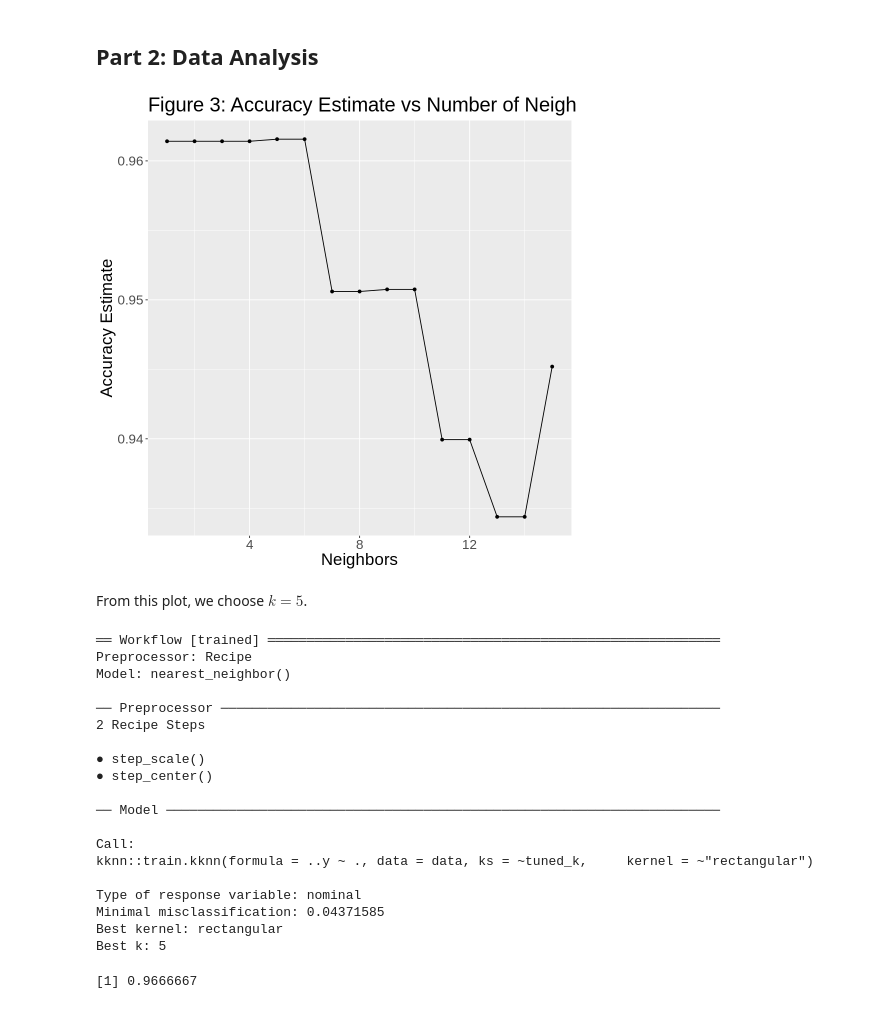
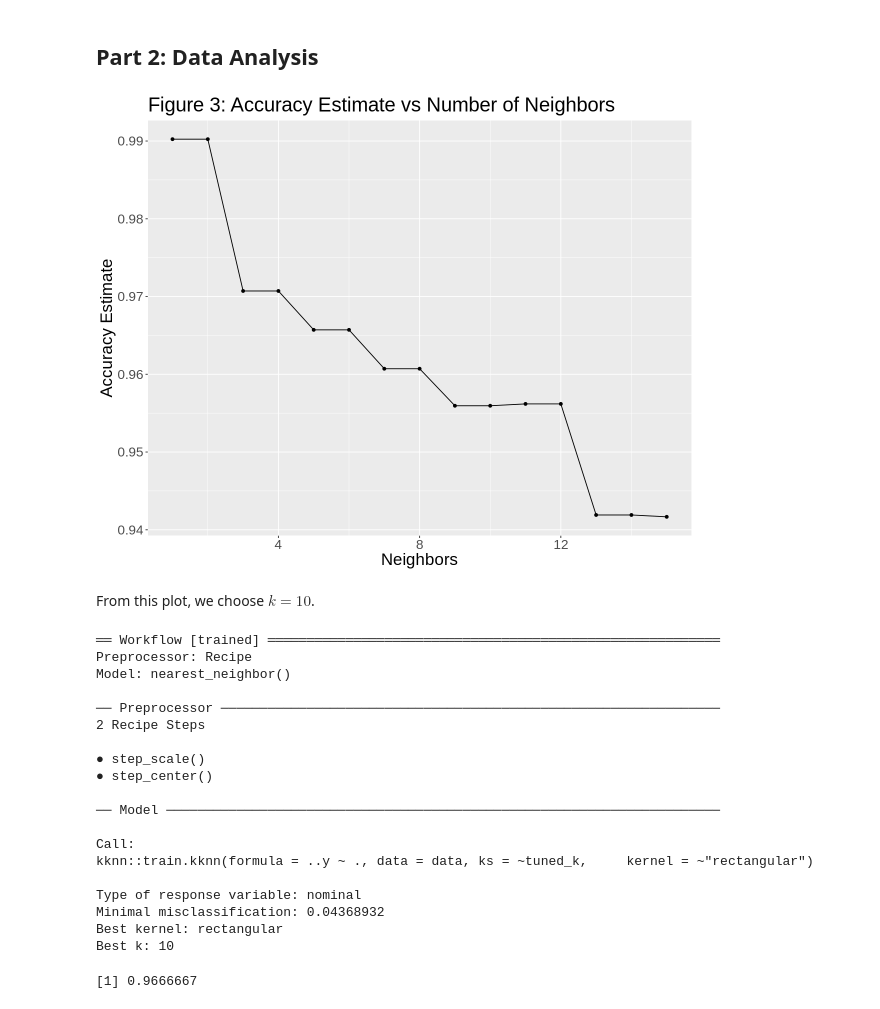
Before and after one commit to AKNeyugn/dsci100-002-group9-project, a Jupyter notebook: project_report.ipynb, the cells around one changed output. Drawn from its saved outputs; the diff is of its cells as text; code cells hidden in the pictures.

Commit message:
upsampled training dataset

```diff
--- a/project_report.ipynb
+++ b/project_report.ipynb
@@ -199,50 +199,58 @@ ffmc_dc_plot
 #   Cross-validation for K-NN model tuning
 ###
 
-# Create recipe for data pre-processing from training dataset
-fire_recipe <- recipe(Classes ~ FFMC + DC, data = fire_train) %>%
-    step_scale(all_predictors()) %>%
-    step_center(all_predictors()) %>%
+# Upsample "not fire" class in training set
+fire_upsample_recipe <- recipe(Classes ~ FFMC + DC, data = fire_train) %>%
+    step_upsample(Classes, over_ratio = 1, skip = FALSE) %>%
     prep()
 
+upsampled_fire_train <- bake(fire_upsample_recipe, fire_train)
+
+# Create recipe for data pre-processing from training dataset
+fire_recipe <- recipe(Classes ~ FFMC + DC, data = upsampled_fire_train) %>%
+    step_scale(all_predictors()) %>%
+    step_center(all_predictors())
+
 # Create 5 fold splits of training data
-fire_vfold <- vfold_cv(fire_train, v = 5, strata = Classes)
+fire_vfold <- vfold_cv(upsampled_fire_train, v = 5, strata = Classes)
 
 # Define K-NN model specification for K tuning
 knn_spec_tune <- nearest_neighbor(weight_func = "rectangular", neighbors = tune()) %>%
     set_engine("kknn") %>%
     set_mode("classification")
 
 # Perform cross-validation with 15 values of K
 k_vals <- tibble(neighbors = seq(from = 1, to = 15, by = 1))
+
 knn_results_tune <- workflow() %>%
     add_recipe(fire_recipe) %>%
     add_model(knn_spec_tune) %>%
     tune_grid(resamples = fire_vfold, grid = k_vals) %>%
     collect_metrics()
 # knn_results_tune
 
 # Plot accuracy vs K
 accuracy_vs_k <- knn_results_tune %>%
     filter(.metric == "accuracy") %>%
     ggplot(aes(x = neighbors, y = mean)) +
         geom_point() +
         geom_line() +
         labs(x = "Neighbors", y = "Accuracy Estimate") +
         ggtitle("Figure 3: Accuracy Estimate vs Number of Neighbors") +
         theme(text = element_text(size = 20))
 accuracy_vs_k
 # %% [output]
-[figure, old version]
+[figure, new version]
 # %% [markdown]
-From this plot, we choose $k = 5$.
+From this plot, we choose $k = 10$.
 # %%
 ###
-#   Train K-NN model with K = 5
+#   Train K-NN model with K = 10
 ###
 
-# Re-define K-NN model specification with  K = 5
-tuned_k = 5
+# Re-define K-NN model specification with  K = 10
+tuned_k = 10
+
 knn_spec <- nearest_neighbor(weight_func = "rectangular", neighbors = tuned_k) %>%
     set_engine("kknn") %>%
     set_mode("classification")
@@ -251,7 +259,7 @@ knn_spec <- nearest_neighbor(weight_func = "rectangular", neighbors = tuned_k) %
 fire_knn_fit <- workflow() %>%
     add_recipe(fire_recipe) %>%
     add_model(knn_spec) %>%
-    fit(fire_train)
+    fit(upsampled_fire_train)
 fire_knn_fit
 # %% [output]
 ══ Workflow [trained] ══════════════════════════════════════════════════════════
@@ -270,9 +278,9 @@ Call:
 kknn::train.kknn(formula = ..y ~ ., data = data, ks = ~tuned_k,     kernel = ~"rectangular")
 
 Type of response variable: nominal
-Minimal misclassification: 0.04371585
+Minimal misclassification: 0.04368932
 Best kernel: rectangular
-Best k: 5
+Best k: 10
 # %%
 ###
 #   Evaluate accuracy of model
```
Also changed, not shown: parts of 2 cells of this notebook.
